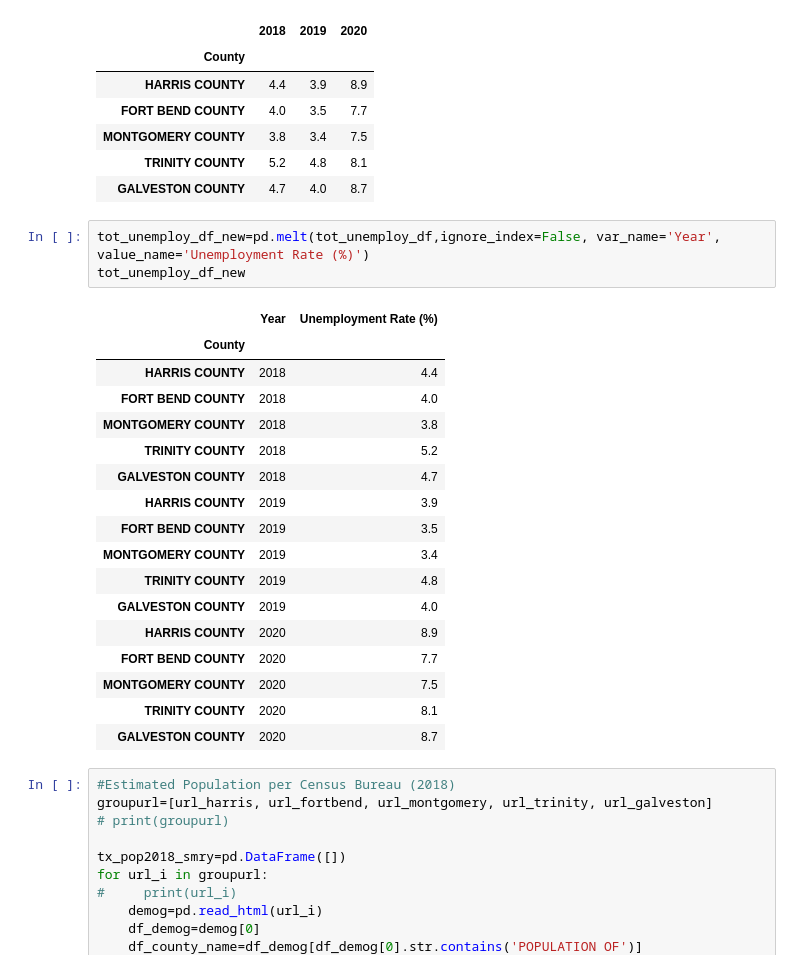
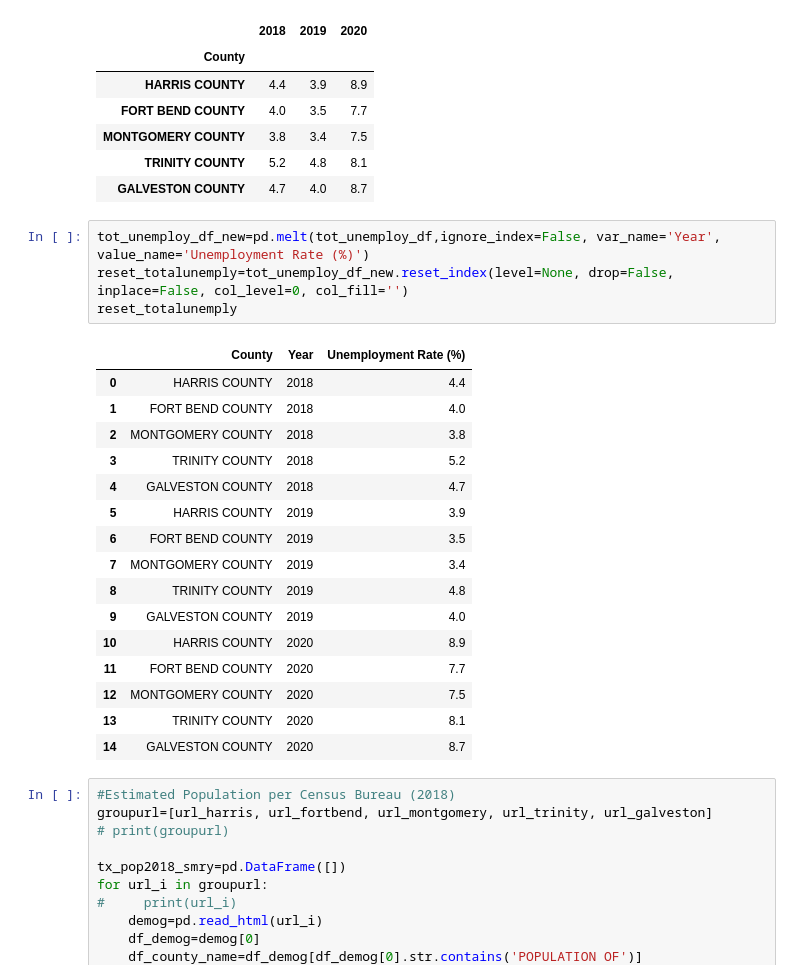
Before and after one commit to i-am-phoenix/Demo, a Jupyter notebook: Brainstorm_Rural Counties.ipynb, the cells around one changed output. Saved outputs shown, nothing was run; the diff lists cells and outputs as text.

Commit message:
final dataframes

```diff
--- a/Brainstorm_Rural Counties.ipynb
+++ b/Brainstorm_Rural Counties.ipynb
@@ -170,25 +170,25 @@ tot_unemploy_df
 | GALVESTON COUNTY | 4.7 | 4.0 | 8.7 |
 # %%
 tot_unemploy_df_new=pd.melt(tot_unemploy_df,ignore_index=False, var_name='Year', value_name='Unemployment Rate (%)')
-tot_unemploy_df_new
+reset_totalunemply=tot_unemploy_df_new.reset_index(level=None, drop=False, inplace=False, col_level=0, col_fill='')
+reset_totalunemply
 # %% [output]
-|  | Year | Unemployment Rate (%) |
-| County |  |  |
-| HARRIS COUNTY | 2018 | 4.4 |
-| FORT BEND COUNTY | 2018 | 4.0 |
-| MONTGOMERY COUNTY | 2018 | 3.8 |
-| TRINITY COUNTY | 2018 | 5.2 |
-| GALVESTON COUNTY | 2018 | 4.7 |
-| HARRIS COUNTY | 2019 | 3.9 |
-| FORT BEND COUNTY | 2019 | 3.5 |
-| MONTGOMERY COUNTY | 2019 | 3.4 |
-| TRINITY COUNTY | 2019 | 4.8 |
-| GALVESTON COUNTY | 2019 | 4.0 |
-| HARRIS COUNTY | 2020 | 8.9 |
-| FORT BEND COUNTY | 2020 | 7.7 |
-| MONTGOMERY COUNTY | 2020 | 7.5 |
-| TRINITY COUNTY | 2020 | 8.1 |
-| GALVESTON COUNTY | 2020 | 8.7 |
+|  | County | Year | Unemployment Rate (%) |
+| 0 | HARRIS COUNTY | 2018 | 4.4 |
+| 1 | FORT BEND COUNTY | 2018 | 4.0 |
+| 2 | MONTGOMERY COUNTY | 2018 | 3.8 |
+| 3 | TRINITY COUNTY | 2018 | 5.2 |
+| 4 | GALVESTON COUNTY | 2018 | 4.7 |
+| 5 | HARRIS COUNTY | 2019 | 3.9 |
+| 6 | FORT BEND COUNTY | 2019 | 3.5 |
+| 7 | MONTGOMERY COUNTY | 2019 | 3.4 |
+| 8 | TRINITY COUNTY | 2019 | 4.8 |
+| 9 | GALVESTON COUNTY | 2019 | 4.0 |
+| 10 | HARRIS COUNTY | 2020 | 8.9 |
+| 11 | FORT BEND COUNTY | 2020 | 7.7 |
+| 12 | MONTGOMERY COUNTY | 2020 | 7.5 |
+| 13 | TRINITY COUNTY | 2020 | 8.1 |
+| 14 | GALVESTON COUNTY | 2020 | 8.7 |
 # %%
 #Estimated Population per Census Bureau (2018)
 groupurl=[url_harris, url_fortbend, url_montgomery, url_trinity, url_galveston]
```
Also changed, not shown: parts of 1 cell of this notebook.
